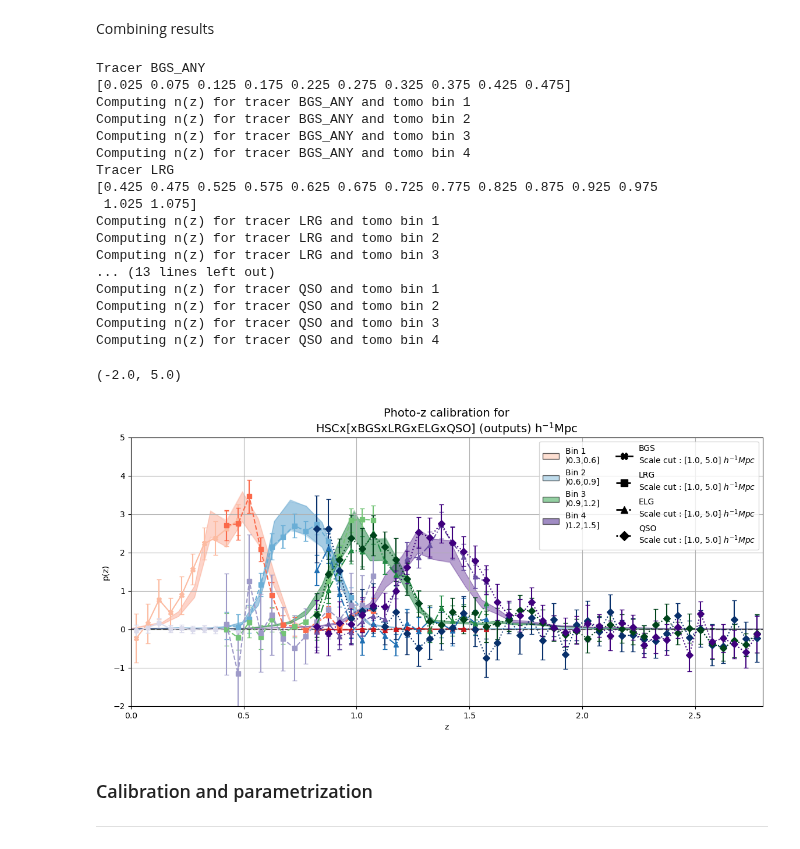
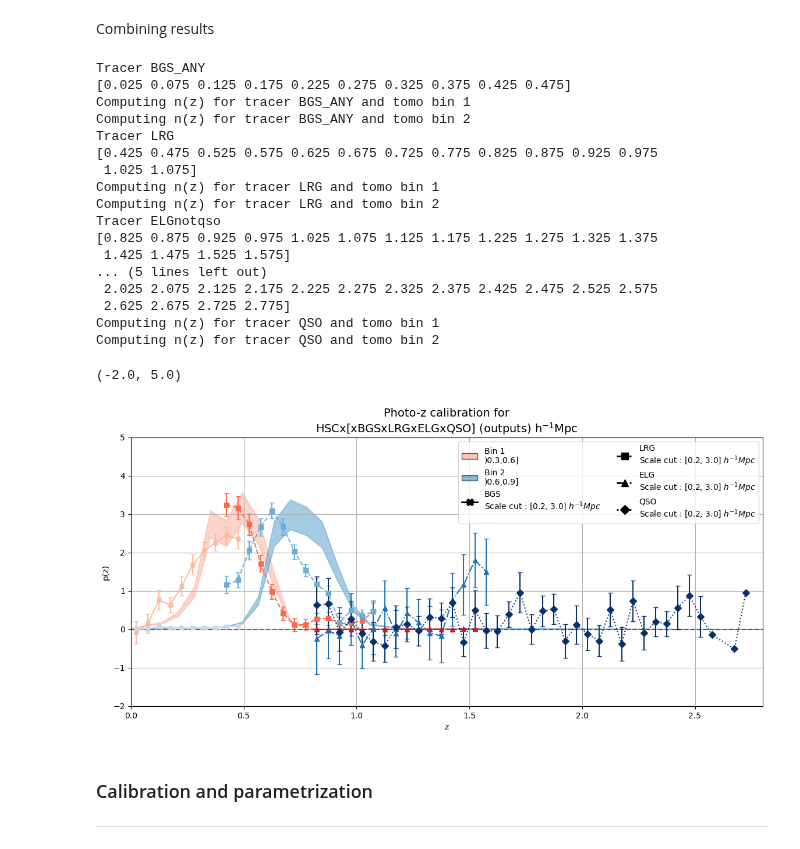
Before and after one commit to JeanCHDJdev/desi-y3-hsc, a Jupyter notebook: src/statistics/plot_results.ipynb, the cells around one changed output. Drawn from its saved outputs; the diff is of its cells as text; code cells hidden in the pictures.

```diff
--- a/src/statistics/plot_results.ipynb
+++ b/src/statistics/plot_results.ipynb
@@ -511,7 +511,7 @@ path_dictionary = {
     'HSC' : ROOT / 'v1' / f'autos_NGC', # with no wpp correction, is unused
     'DESI_NGC' : ROOT / 'v1' / f'autos_NGC',
     'DESI_SGC' : ROOT / 'v1' / f'autos_SGC',
-    'DESIxHSC' : ROOT / 'v1' / f'cross',
+    'DESIxHSC' : ROOT / 'v3_anticalcut' / f'cross',
 }
 # %%
 importlib.reload(inference)
@@ -525,7 +525,7 @@ tracer_trad = {
 }
 
 # tomographic binning...
-bins_hsc = np.arange(0.3, 1.8, 0.3)
+bins_hsc = np.arange(0.3, 1.2, 0.3)
 
 colormaps = [plt.get_cmap(c) for c in ['Reds', 'Blues', 'Greens', 'Purples']]
 markers = ['X', 's', '^', 'D']
@@ -535,7 +535,7 @@ tomo_bin_dnnz = np.loadtxt('hsc_pz/data/tomographic_binning_dnnz.dat')
 
 fig, ax = plt.subplots(figsize=(14, 6))
 
-scale_cuts = [[1, 5]] # in Mpc/h #[[0.2, 2.5], [0.2, 2.5], [0.2, 5], [0.5, 5]]
+scale_cuts = [[.2, 3]] # in Mpc/h #[[0.2, 2.5], [0.2, 2.5], [0.2, 5], [0.5, 5]]
 if scale_cuts is not None and len(scale_cuts) == 1:
     scale_cuts = [scale_cuts[0] for _ in range(len(tracers))]
 
@@ -561,7 +561,7 @@ for n in range(len(tracers)):
     nz = []
     nz_err = []
 
-    for tomo in range(1, 5):
+    for tomo in range(1, len(bins_hsc)):
         print(f"Computing n(z) for tracer {t} and tomo bin {tomo}")
         tomo_nz, tomo_nz_err = inference.full_npz_tomo(
                 path_dictionary=path_dictionary,
@@ -577,11 +577,11 @@ for n in range(len(tracers)):
 
     area_ratio = []
 
-    for outlier_idx in range(4):
+    for outlier_idx in range(len(bins_hsc)-1):
         if max(range_tracer[0], bins_hsc[outlier_idx]) > min(range_tracer[1], bins_hsc[outlier_idx+1]):
             ids_to_skip.append(outlier_idx)
 
-    for dnnz_idx in range(4):
+    for dnnz_idx in range(len(bins_hsc)-1):
         ncurves += 1
 
         dnnz, mu, cov = comb.hsc_dnnz_error(tomo_bin_dnnz[:, dnnz_idx+1], mids)
@@ -597,7 +597,7 @@ for n in range(len(tracers)):
             alpha=0.2
             )
 
-    for j in range(4):
+    for j in range(len(bins_hsc)-1):
         if j in ids_to_skip and t=='QSO':
             continue
         mask = ~np.isnan(nz[j])
@@ -643,40 +643,40 @@ for i, (marker, linestyle, tracer) in enumerate(zip(markers, linestyles, tracers
         label=tracer_trad[tracer] + f'\nScale cut : [{scale_cuts[i][0]:.1f}, {scale_cuts[i][1]:.1f}] ' + r'$h^{-1}Mpc$',
         linewidth=2
     )
     legend_elements.append(element)
 
 ax.legend(
     handles=legend_elements,
     loc='upper right',
     ncol=2,
     fontsize=10,
 )
 
 ax.axhline(0, color='black', linestyle='--', alpha=0.5)
 ax.grid()
 ax.set_title(title, fontsize=14)
 ax.set_xlim(0, 2.8)
 ax.set_ylim(-2, 5)
 # %% [output]
 Tracer BGS_ANY
 [0.025 0.075 0.125 0.175 0.225 0.275 0.325 0.375 0.425 0.475]
 Computing n(z) for tracer BGS_ANY and tomo bin 1
 Computing n(z) for tracer BGS_ANY and tomo bin 2
-Computing n(z) for tracer BGS_ANY and tomo bin 3
-Computing n(z) for tracer BGS_ANY and tomo bin 4
 Tracer LRG
 [0.425 0.475 0.525 0.575 0.625 0.675 0.725 0.775 0.825 0.875 0.925 0.975
  1.025 1.075]
 Computing n(z) for tracer LRG and tomo bin 1
 Computing n(z) for tracer LRG and tomo bin 2
-Computing n(z) for tracer LRG and tomo bin 3
-... (13 lines left out)
+Tracer ELGnotqso
+[0.825 0.875 0.925 0.975 1.025 1.075 1.125 1.175 1.225 1.275 1.325 1.375
+ 1.425 1.475 1.525 1.575]
+... (5 lines left out)
+ 2.025 2.075 2.125 2.175 2.225 2.275 2.325 2.375 2.425 2.475 2.525 2.575
+ 2.625 2.675 2.725 2.775]
 Computing n(z) for tracer QSO and tomo bin 1
 Computing n(z) for tracer QSO and tomo bin 2
-Computing n(z) for tracer QSO and tomo bin 3
-Computing n(z) for tracer QSO and tomo bin 4
 (-2.0, 5.0)
-[figure, old version]
+[figure, new version]
 # %% [markdown]
 ### Calibration and parametrization
 -----------------------------------
```
Also changed, not shown: parts of 6 cells of this notebook, 3 other files.
